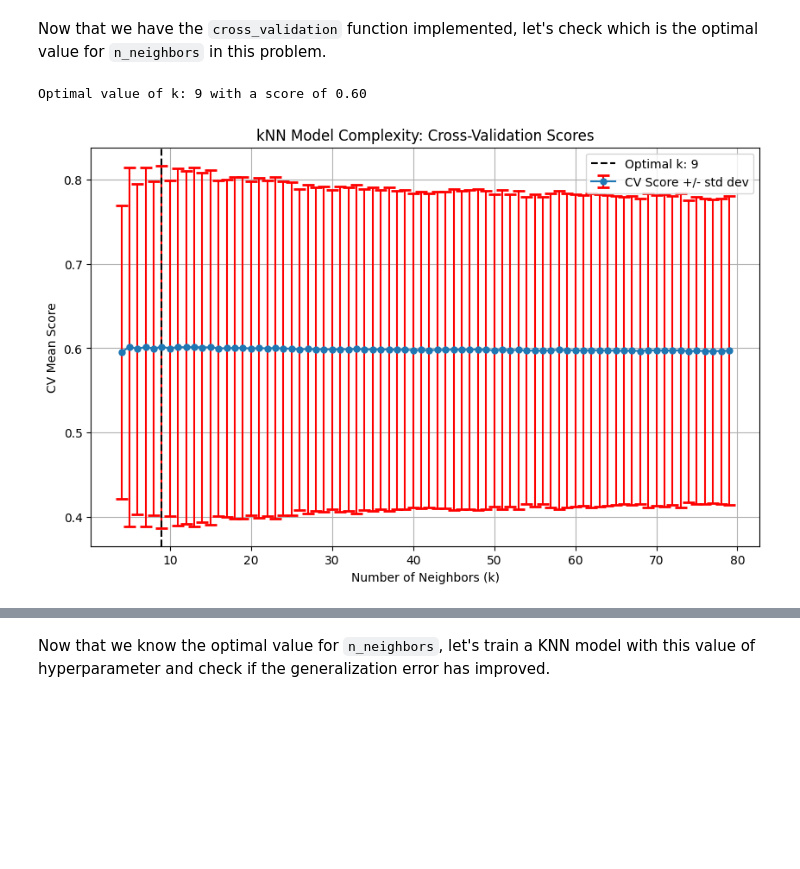
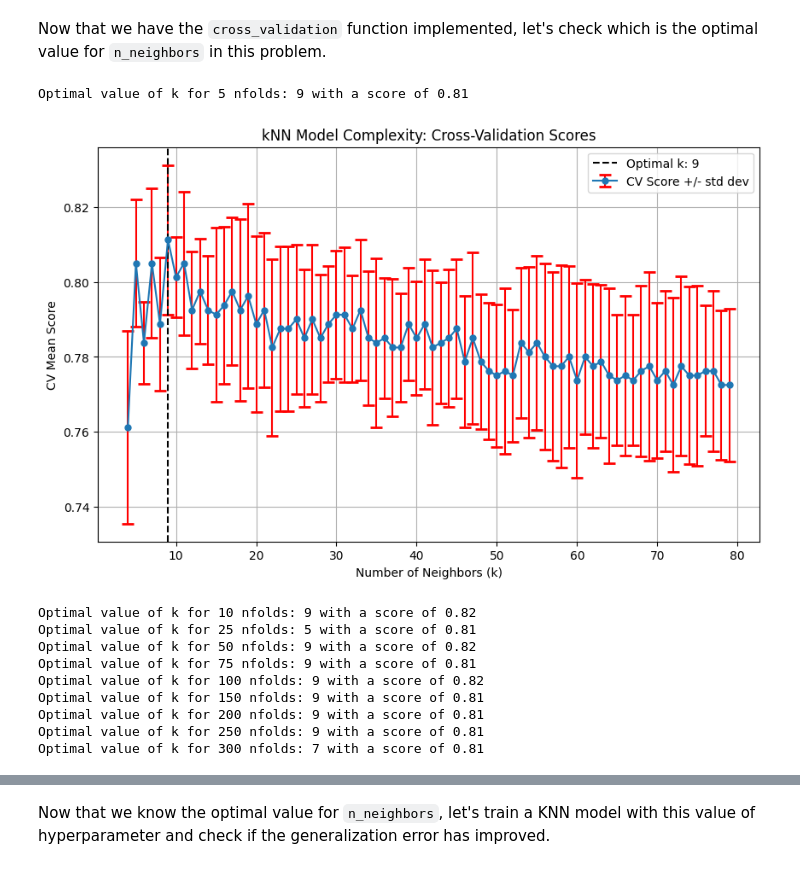
Before and after one commit to ICAI-IMAT-ML/p2-6-gonzalo334, a Jupyter notebook: notebook/Lab2_6_CV.ipynb, the cells around one changed output, grey strips where cells are left out. Drawn from its saved outputs; the diff is of its cells as text; code cells hidden in the pictures; blank space fills up the shorter version.

```diff
--- a/notebook/Lab2_6_CV.ipynb
+++ b/notebook/Lab2_6_CV.ipynb
@@ -106,35 +106,52 @@ from src.Lab2_6_CV import cross_validation
 Now that we have the `cross_validation` function implemented, let's check which is the optimal value for `n_neighbors` in this problem.
 # %%
 # Initialize lists to store mean scores and standard deviations for each value of k
-mean_scores = []
-std_scores = []
+accuracies = []
+valores = [5,10,25,50,75,100,150,200,250,300]   #Valores de prueba de folds
+for valor in valores:
+    # Initialize lists to store mean scores and standard deviations for each value of k
+    mean_scores = []
+    std_scores = []
 
-# Define the range of k values to test
-k_values = range(4, 80)
+    # Define the range of k values to test
+    k_values = range(4, 80)
 
-# Loop through each value of k, obtaining the mean accuracy score and the standard deviation of the accuracy score in cross validation
-for k in k_values:
-    scores = cross_validation(model=KNeighborsClassifier(n_neighbors=k), X=X_train, y=y_train, nFolds=-1)
-    mean_scores.append(np.mean(scores))
-    std_scores.append(np.std(scores))
+    # Loop through each value of k, obtaining the mean accuracy score and the standard deviation of the accuracy score in cross validation
+    for k in k_values:
+        model = KNeighborsClassifier(n_neighbors=k)
+        mean, std = cross_validation(model, X_train, y_train, valor)
+        mean_scores.append(mean)
+        std_scores.append(std)
 
-# Find the highest score and the corresponding optimal k
-highest_score = max(mean_scores)
-optimal_k = k_values[np.argmax(mean_scores)]
+    # Find the highest score and the corresponding optimal k
+    highest_score = max(mean_scores)
+    optimal_k = k_values[mean_scores.index(highest_score)]
 
-print(f"Optimal value of k: {optimal_k} with a score of {highest_score:.2f}")
+    print(f"Optimal value of k for {i} nfolds: {optimal_k} with a score of {highest_score:.2f}")
 
-# Plotting
-plt.figure(figsize=(10, 6))
-plt.errorbar(k_values, mean_scores, yerr=std_scores, fmt='-o', ecolor='r', capsize=5, capthick=2, markersize=5, label='CV Score +/- std dev')
-plt.axvline(x=optimal_k, linestyle='--', color='k', label=f'Optimal k: {optimal_k}')
+    # Plotting
+    if valor == 10:
+        plt.figure(figsize=(10, 6))
+        plt.errorbar(k_values, mean_scores, yerr=std_scores, fmt='-o', ecolor='r', capsize=5, capthick=2, markersize=5, label='CV Score +/- std dev')
+        plt.axvline(x=optimal_k, linestyle='--', color='k', label=f'Optimal k: {optimal_k}')
 
-plt.title('kNN Model Complexity: Cross-Validation Scores')
-plt.xlabel('Number of Neighbors (k)')
-plt.ylabel('CV Mean Score')
-plt.legend()
-plt.grid(True)
-plt.show()
+        plt.title('kNN Model Complexity: Cross-Validation Scores')
+        plt.xlabel('Number of Neighbors (k)')
+        plt.ylabel('CV Mean Score')
+        plt.legend()
+        plt.grid(True)
+        plt.show()
+
+    accuracies.append(highest_score)
 # %% [output]
-Optimal value of k: 9 with a score of 0.60
+Optimal value of k for 5 nfolds: 9 with a score of 0.81
-[figure, old version]
+[figure, new version]
+Optimal value of k for 10 nfolds: 9 with a score of 0.82
+Optimal value of k for 25 nfolds: 5 with a score of 0.81
+Optimal value of k for 50 nfolds: 9 with a score of 0.82
+Optimal value of k for 75 nfolds: 9 with a score of 0.81
+Optimal value of k for 100 nfolds: 9 with a score of 0.82
+Optimal value of k for 150 nfolds: 9 with a score of 0.81
+Optimal value of k for 200 nfolds: 9 with a score of 0.81
+Optimal value of k for 250 nfolds: 9 with a score of 0.81
+Optimal value of k for 300 nfolds: 7 with a score of 0.81
```
Also changed, not shown: parts of 5 cells of this notebook.
